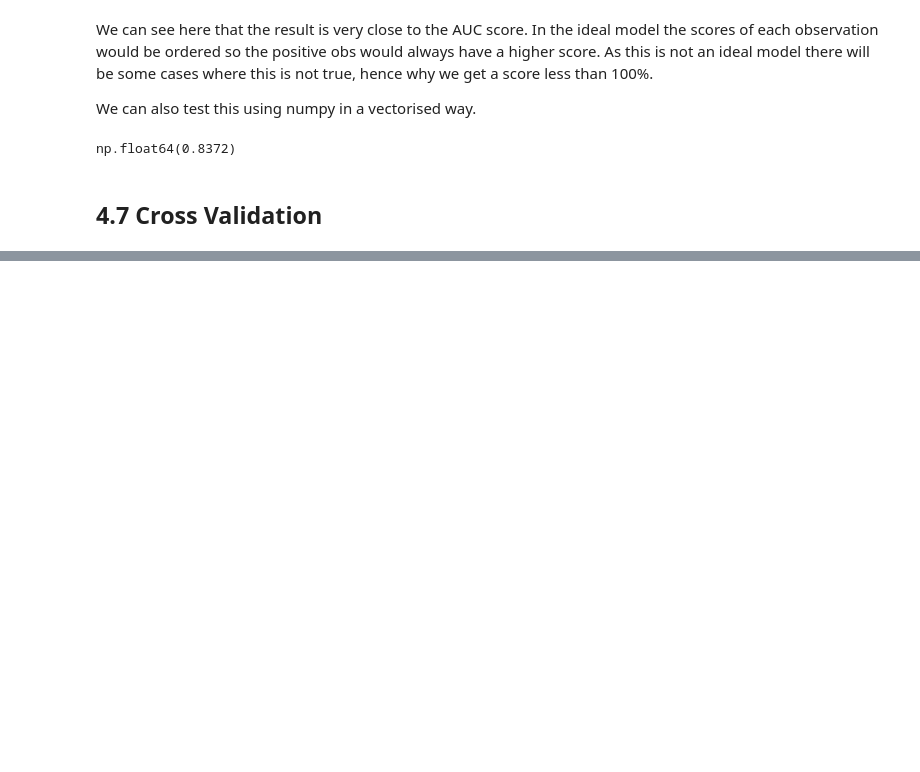
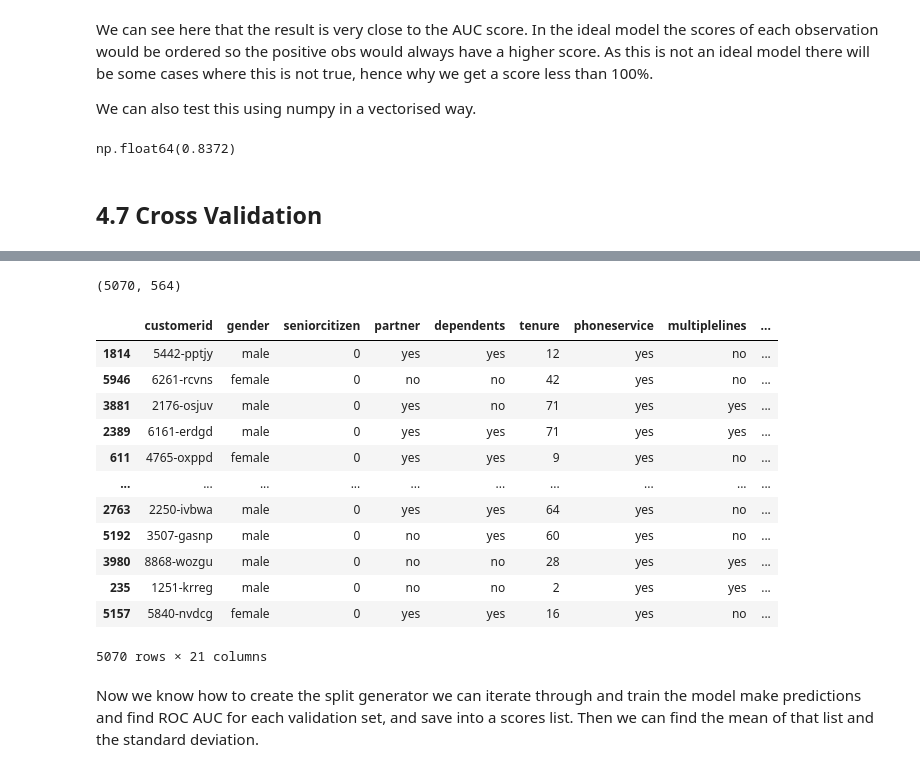
Before and after one commit to ShaniceWilliams/ml-zoomcamp, a Jupyter notebook: 04_Evaluation/4_Evaluation.ipynb, the cells around one changed output, grey strips where cells are left out. Saved outputs shown, nothing was run; the diff lists cells and outputs as text; code cells hidden in the pictures; blank space fills up the shorter version.

Commit message:
Perform kfold CV and c parameter tuning.

```diff
--- a/04_Evaluation/4_Evaluation.ipynb
+++ b/04_Evaluation/4_Evaluation.ipynb
@@ -606,0 +640,27 @@ np.float64(0.8372)
+# %%
+kfold = KFold(n_splits=10, shuffle=True, random_state=1)
+# %%
+# Creates arrays of random indexes that we can use with iloc to select data from the fulltrain.
+train_idx, val_idx = next(kfold.split(df_full_train))
+# %%
+len(train_idx), len(val_idx)
+# %% [output]
+(5070, 564)
+# %%
+df_full_train.iloc[train_idx]
+# %% [output]
+|  | customerid | gender | seniorcitizen | partner | dependents | tenure | phoneservice | multiplelines | ... |
+| 1814 | 5442-pptjy | male | 0 | yes | yes | 12 | yes | no | ... |
+| 5946 | 6261-rcvns | female | 0 | no | no | 42 | yes | no | ... |
+| 3881 | 2176-osjuv | male | 0 | yes | no | 71 | yes | yes | ... |
+| 2389 | 6161-erdgd | male | 0 | yes | yes | 71 | yes | yes | ... |
+| 611 | 4765-oxppd | female | 0 | yes | yes | 9 | yes | no | ... |
+| ... | ... | ... | ... | ... | ... | ... | ... | ... | ... |
+| 2763 | 2250-ivbwa | male | 0 | yes | yes | 64 | yes | no | ... |
+| 5192 | 3507-gasnp | male | 0 | no | yes | 60 | yes | no | ... |
+| 3980 | 8868-wozgu | male | 0 | no | no | 28 | yes | yes | ... |
+| 235 | 1251-krreg | male | 0 | no | no | 2 | yes | yes | ... |
+| 5157 | 5840-nvdcg | female | 0 | yes | yes | 16 | yes | no | ... |
+5070 rows × 21 columns
+# %% [markdown]
+Now we know how to create the split generator we can iterate through and train the model make predictions and find ROC AUC for each validation set, and save into a scores list. Then we can find the mean of that list and the standard deviation.
```
Also changed, not shown: parts of 13 cells of this notebook, 2 other files.
